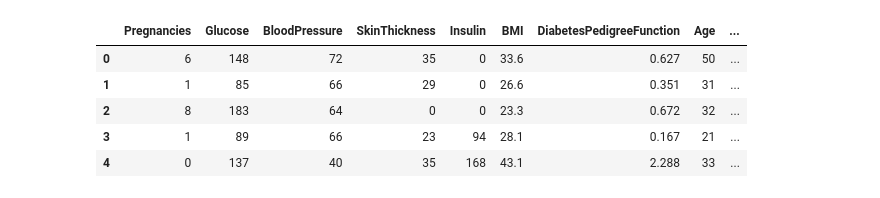
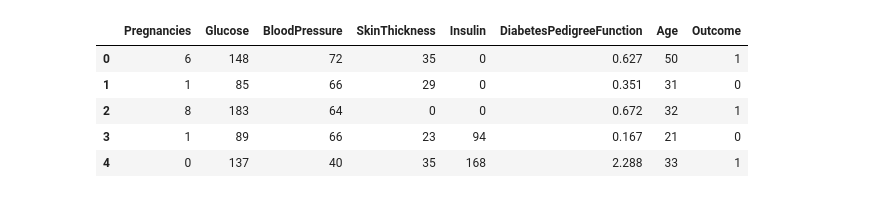
Before and after one commit to ritijjain/ai-and-health2-group, a Jupyter notebook: Diabetes_Prediction.ipynb, the cells around one changed output. Saved outputs shown, nothing was run; the diff lists cells and outputs as text; code cells hidden in the pictures.

```diff
--- a/Diabetes_Prediction.ipynb
+++ b/Diabetes_Prediction.ipynb
@@ -27,22 +38,24 @@ data.head()
 # %%
 data = data.rename(index=str, columns={"6":"preg"})
 data = data.rename(index=str, columns={"148":"gluco"})
 data = data.rename(index=str, columns={"72":"bp"})
 data = data.rename(index=str, columns={"35":"stinmm"})
 data = data.rename(index=str, columns={"0":"insulin"})
 data = data.rename(index=str, columns={"33.6":"mass"})
 data =data.rename(index=str, columns={"0.627":"dpf"})
 data = data.rename(index=str, columns={"50":"age"})
 data = data.rename(index=str, columns={"1":"target"})
 
+data = data.drop('BMI', axis=1)
+
 data.head()
 # %% [output]
-|  | Pregnancies | Glucose | BloodPressure | SkinThickness | Insulin | BMI | DiabetesPedigreeFunction | Age | ... |
-| 0 | 6 | 148 | 72 | 35 | 0 | 33.6 | 0.627 | 50 | ... |
-| 1 | 1 | 85 | 66 | 29 | 0 | 26.6 | 0.351 | 31 | ... |
-| 2 | 8 | 183 | 64 | 0 | 0 | 23.3 | 0.672 | 32 | ... |
-| 3 | 1 | 89 | 66 | 23 | 94 | 28.1 | 0.167 | 21 | ... |
-| 4 | 0 | 137 | 40 | 35 | 168 | 43.1 | 2.288 | 33 | ... |
+|  | Pregnancies | Glucose | BloodPressure | SkinThickness | Insulin | DiabetesPedigreeFunction | Age | Outcome |
+| 0 | 6 | 148 | 72 | 35 | 0 | 0.627 | 50 | 1 |
+| 1 | 1 | 85 | 66 | 29 | 0 | 0.351 | 31 | 0 |
+| 2 | 8 | 183 | 64 | 0 | 0 | 0.672 | 32 | 1 |
+| 3 | 1 | 89 | 66 | 23 | 94 | 0.167 | 21 | 0 |
+| 4 | 0 | 137 | 40 | 35 | 168 | 2.288 | 33 | 1 |
 # %%
 
 X = data.iloc[:, :-1]
```
Also changed, not shown: parts of 9 cells of this notebook, 4 other files.
